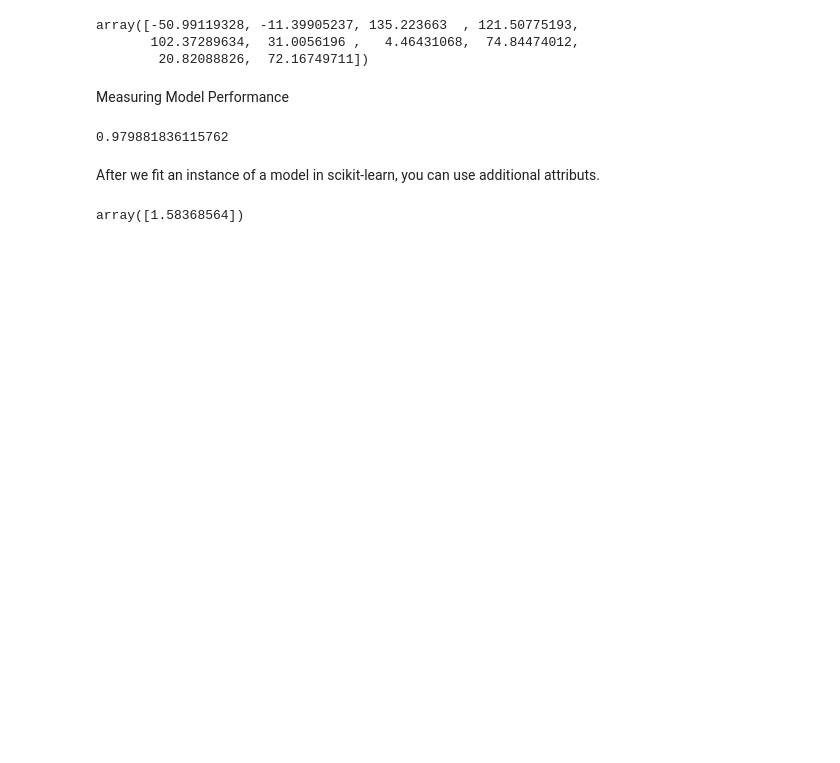
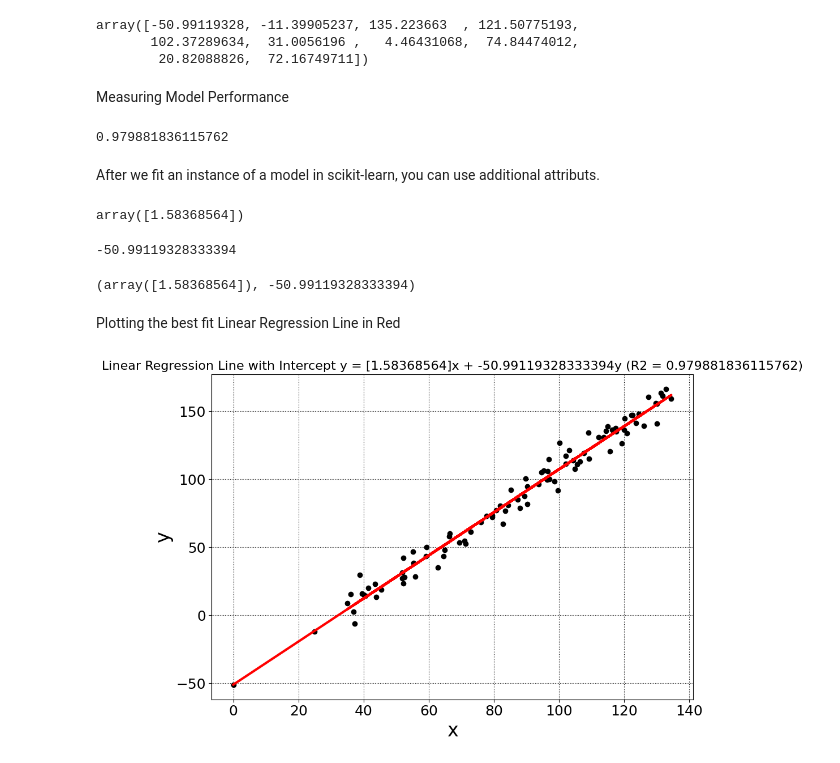
Before and after one commit to YingCG/phyton-basic, a Jupyter notebook: 08-Scikit-Learn/iris.ipynb, the cells around one changed output. Cells and saved outputs as stored; diff of their text form; code cells hidden in the pictures; blank space fills up the shorter version.

```diff
--- a/08-Scikit-Learn/iris.ipynb
+++ b/08-Scikit-Learn/iris.ipynb
@@ -89,3 +97,29 @@ After we fit an instance of a model in scikit-learn, you can use additional attr
 reg.coef_
 # %% [output]
 array([1.58368564])
+# %%
+reg.intercept_
+# %% [output]
+-50.99119328333394
+# %%
+m = reg.coef_
+b = reg.intercept_
+
+# following slope intercept form
+print((m, b))
+# %% [output]
+(array([1.58368564]), -50.99119328333394)
+# %% [markdown]
+Plotting the best fit Linear Regression Line in Red
+# %%
+fig, ax = plt.subplots(nrows=1, ncols=1, figsize = (10, 7))
+ax.scatter(X, y, color='black')
+ax.plot(X, reg.predict(X), color='red', linewidth=3)
+ax.grid(True, axis='both', zorder = 0, linestyle=':', color='k')
+ax.tick_params(labelsize = 18)
+ax.set_xlabel('x', fontsize= 24)
+ax.set_ylabel('y', fontsize= 24)
+ax.set_title(f"Linear Regression Line with Intercept y = {m}x + {b}y (R2 = {score})", fontsize = 16 )
+fig.tight_layout()
+# %% [output]
+[figure, added]
```
Also changed, not shown: parts of 3 cells of this notebook, 7 other files.
